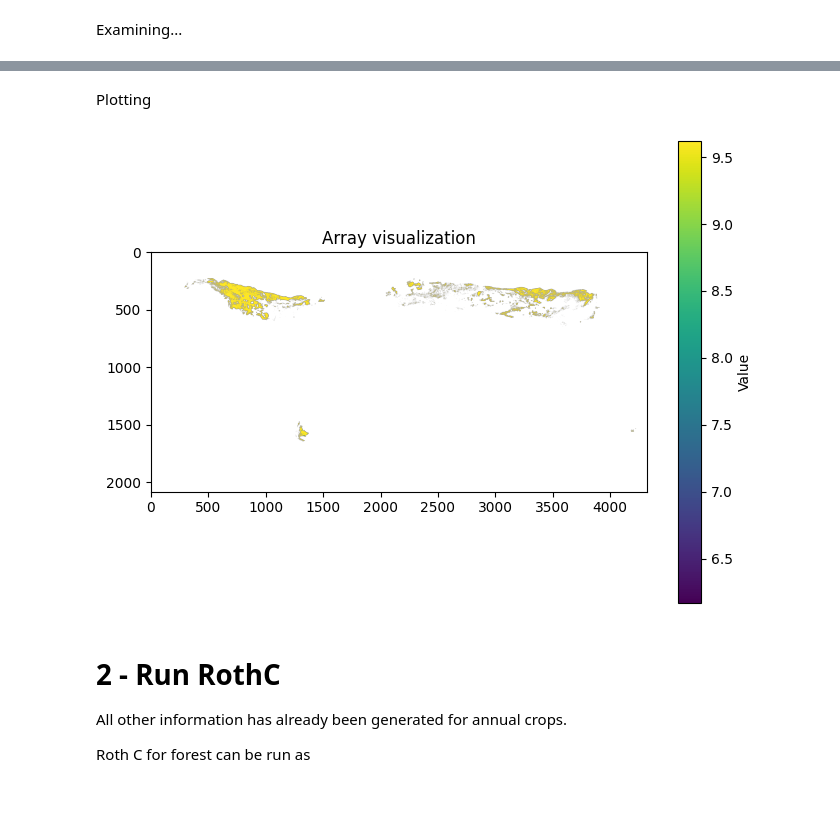
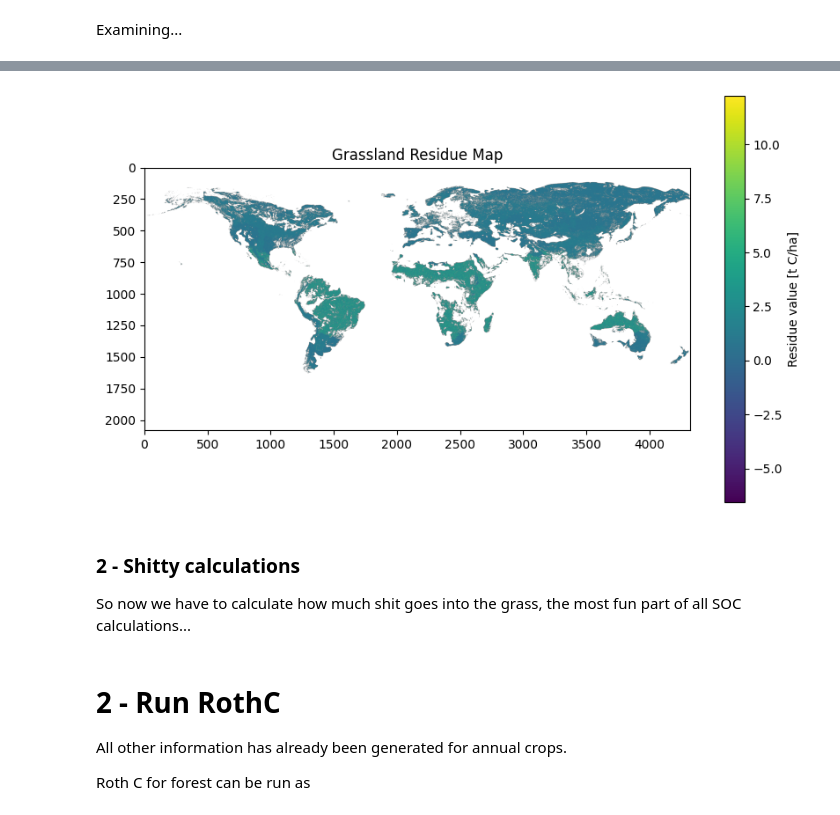
Before and after one commit to cloyolaangosto/SBTN_Land_LEAFs, a Jupyter notebook: documentation/SOC_LEAFs_Grassland_Support.ipynb, the cells around one changed output, grey strips where cells are left out. Drawn from its saved outputs; the diff is of its cells as text; code cells hidden in the pictures.

Commit message:
Finished grassland residues function implementation

```diff
--- a/documentation/SOC_LEAFs_Grassland_Support.ipynb
+++ b/documentation/SOC_LEAFs_Grassland_Support.ipynb
@@ -29,2 +32,5 @@ climates = "../data/soil_weather/uhth_thermal_climates.tif"
+# %%
+# data
+res_test = cropcalcs.generate_grassland_residue_map()
 # %% [markdown]
 Examining...
@@ -352,13 +37,14 @@ litter_example_results = cropcalcs.get_forest_litter_rate(test_fp, forest_type="
-# %% [markdown]
-Plotting
 # %%
-plt.figure(figsize=(8,6))
-plt.imshow(np.ma.masked_invalid(litter_example_results), cmap='viridis')  # or 'terrain', 'plasma', etc.
-plt.colorbar(label="Litter rate [t C/ha]")
-plt.title("Needleleaf_Evergreen_Cold_temperate_moist_age Litter rate - 2016")
+plt.figure(figsize=(10, 6))
+img = plt.imshow(res_test.squeeze(), cmap='viridis')
+plt.colorbar(img, label='Residue value [t C/ha]')
+plt.title('Grassland Residue Map')
 plt.show()
 # %% [output]
-[figure, old version]
+[figure, new version]
+# %% [markdown]
+### 2 - Shitty calculations
+So now we have to calculate how much shit goes into the grass, the most fun part of all SOC calculations...
 # %% [markdown]
 # 2 - Run RothC
 All other information has already been generated for annual crops.
```
Also changed, not shown: parts of 38 cells of this notebook, 1 other file.
